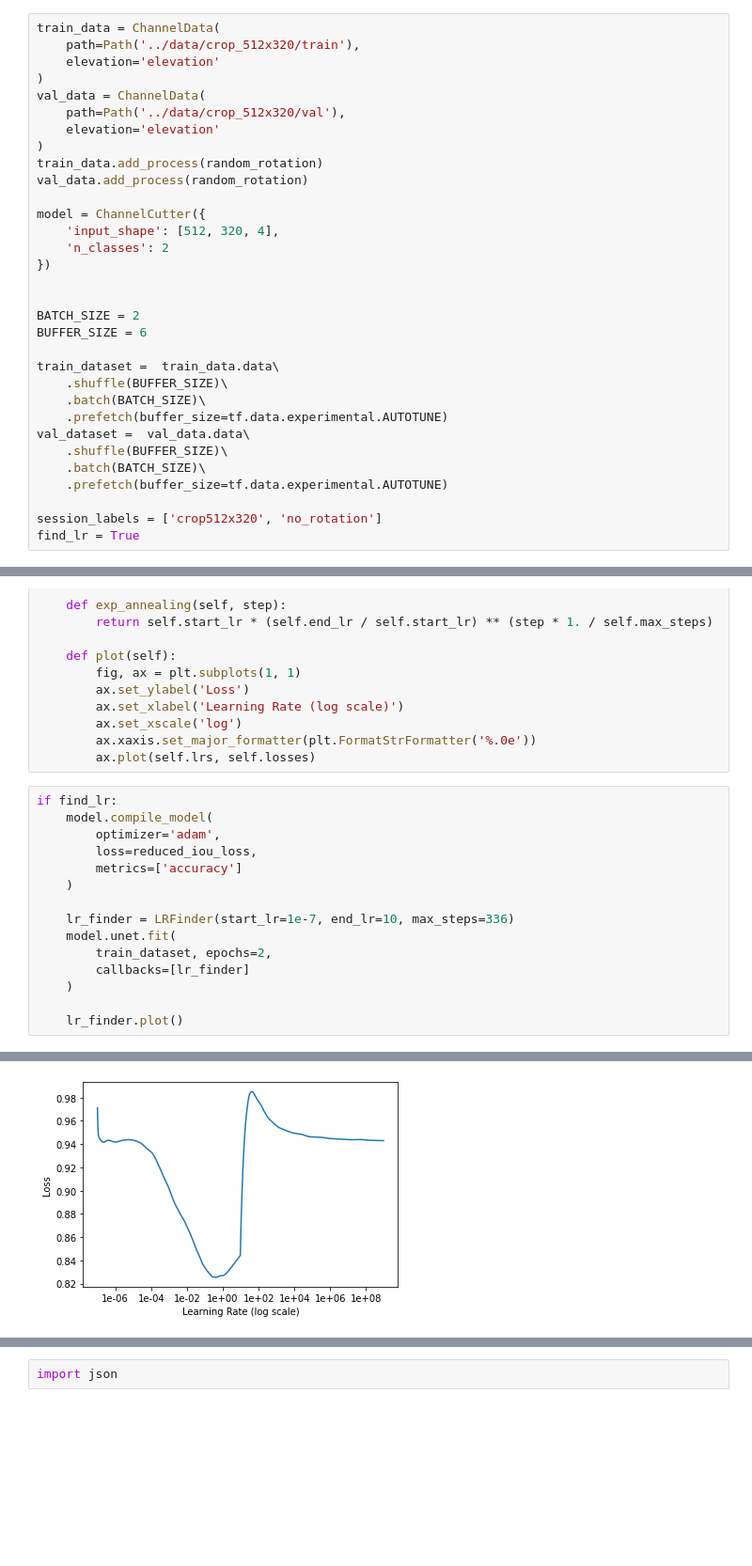
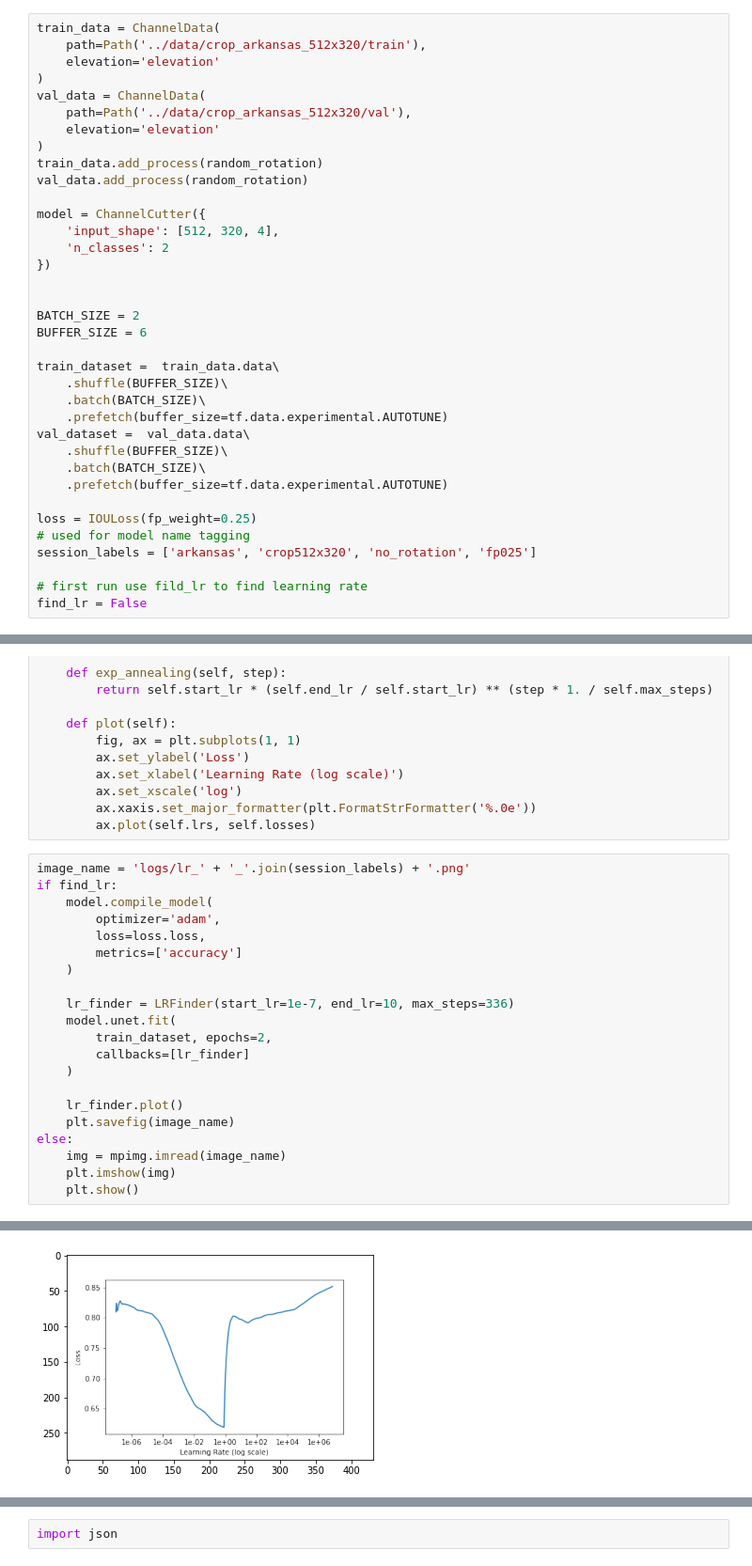
Before and after one commit to badGarnet/channel_image_segmentation, a Jupyter notebook: notes/small_unet.ipynb, the cells around one changed output, grey strips where cells are left out. Shown: that part at 94% size. Drawn from its saved outputs; the diff is of its cells as text; blank space fills up the shorter version.

```diff
--- a/notes/small_unet.ipynb
+++ b/notes/small_unet.ipynb
@@ -15,11 +17,11 @@ from model import ChannelCutter
 from focal_tversky_loss import *
 # %%
 train_data = ChannelData(
-    path=Path('../data/crop_512x320/train'),
+    path=Path('../data/crop_arkansas_512x320/train'),
     elevation='elevation'
 )
 val_data = ChannelData(
-    path=Path('../data/crop_512x320/val'),
+    path=Path('../data/crop_arkansas_512x320/val'),
     elevation='elevation'
 )
 train_data.add_process(random_rotation)
@@ -43,8 +45,12 @@ val_dataset =  val_data.data\
     .batch(BATCH_SIZE)\
     .prefetch(buffer_size=tf.data.experimental.AUTOTUNE)
 
-session_labels = ['crop512x320', 'no_rotation']
-find_lr = True
+loss = IOULoss(fp_weight=0.25)
+# used for model name tagging
+session_labels = ['arkansas', 'crop512x320', 'no_rotation', 'fp025']
+
+# first run use fild_lr to find learning rate
+find_lr = False
 # %%
 from tensorflow.keras.callbacks import Callback
 
@@ -104,10 +110,11 @@ class LRFinder(Callback):
         ax.xaxis.set_major_formatter(plt.FormatStrFormatter('%.0e'))
         ax.plot(self.lrs, self.losses)
 # %%
+image_name = 'logs/lr_' + '_'.join(session_labels) + '.png'
 if find_lr:
     model.compile_model(
         optimizer='adam',
-        loss=reduced_iou_loss,
+        loss=loss.loss,
         metrics=['accuracy']
     )
 
@@ -118,4 +125,9 @@ if find_lr:
     )
 
     lr_finder.plot()
+    plt.savefig(image_name)
+else:
+    img = mpimg.imread(image_name)
+    plt.imshow(img)
+    plt.show()
 # %% [output]
@@ -126,4 +134,4 @@ Epoch 2/2
-[figure, old version]
+[figure, new version]
 # %%
 model.unet.summary()
 # %% [output]
```
Also changed, not shown: parts of 6 cells of this notebook, 2 other files.
